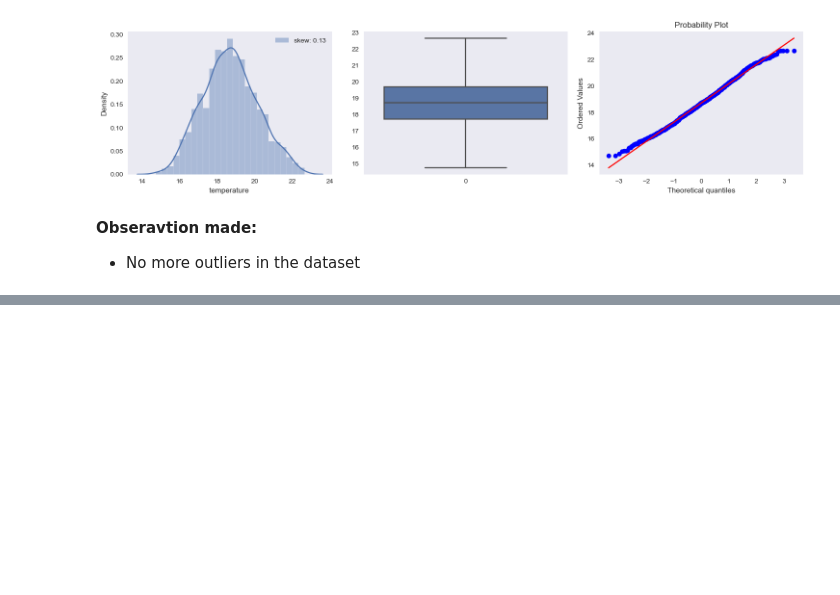
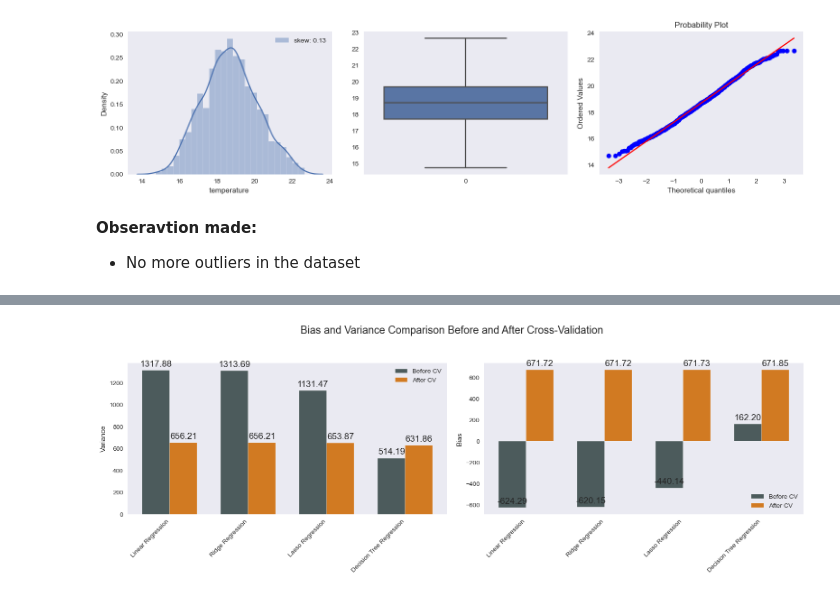
Before and after one commit to Lorraine254/Nairobi_Air_Quality_Monitoring, a Jupyter notebook: Analysis/analysis_v2.ipynb, the cells around one changed output, grey strips where cells are left out. Drawn from its saved outputs; the diff is of its cells as text; code cells hidden in the pictures; blank space fills up the shorter version.

```diff
--- a/Analysis/analysis_v2.ipynb
+++ b/Analysis/analysis_v2.ipynb
@@ -407,0 +910,52 @@ for col in X_train:
+# %%
+# Defining the models
+models = ['Linear Regression', 'Ridge Regression', 'Lasso Regression', 'Decision Tree Regression']
+
+# Metrics before CV
+variance_before = [1317.88, 1313.69, 1131.47,514.19]
+bias_before = [-624.29, -620.15, -440.14,  162.20]
+
+# Metrics after CV
+variance_after = [656.21, 656.21, 653.87, 631.86]
+bias_after = [671.72, 671.72, 671.73, 671.85]
+
+# Define positions for bar groups
+x = np.arange(len(models))
+width = 0.35  # Width of the bars
+
+fig, axs = plt.subplots(1, 2, figsize=(16, 6))
+fig.suptitle('Bias and Variance Comparison Before and After Cross-Validation')
+
+# Variance
+bars1 = axs[0].bar(x - width/2, variance_before, width, label='Before CV', color='#4C5B5C')
+bars2 = axs[0].bar(x + width/2, variance_after, width, label='After CV', color='#D17A22')
+axs[0].set_xticks(x)
+axs[0].set_xticklabels(models, rotation=45, ha='right')
+axs[0].set_ylabel('Variance')
+axs[0].legend()
+def add_labels(ax, bars):
+    for bar in bars:
+        height = bar.get_height()
+        ax.annotate(f'{height:.2f}',
+                    xy=(bar.get_x() + bar.get_width() / 2, height),
+                    xytext=(0, 3),  # 3 points vertical offset
+                    textcoords="offset points",
+                    ha='center', va='bottom')
+add_labels(axs[0], bars1)
+add_labels(axs[0], bars2)
+
+# Bias
+bars1 = axs[1].bar(x - width/2, bias_before, width, label='Before CV', color='#4C5B5C')
+bars2 = axs[1].bar(x + width/2, bias_after, width, label='After CV', color='#D17A22')
+axs[1].set_xticks(x)
+axs[1].set_xticklabels(models, rotation=45, ha='right')
+axs[1].set_ylabel('Bias')
+axs[1].legend()
+add_labels(axs[1], bars1)
+add_labels(axs[1], bars2)
+
+# Adjust layout
+plt.tight_layout(rect=[0, 0.03, 1, 0.95])
+plt.show()
+# %% [output]
+[figure, added]
```
Also changed, not shown: parts of 37 cells of this notebook, 1 other file.
